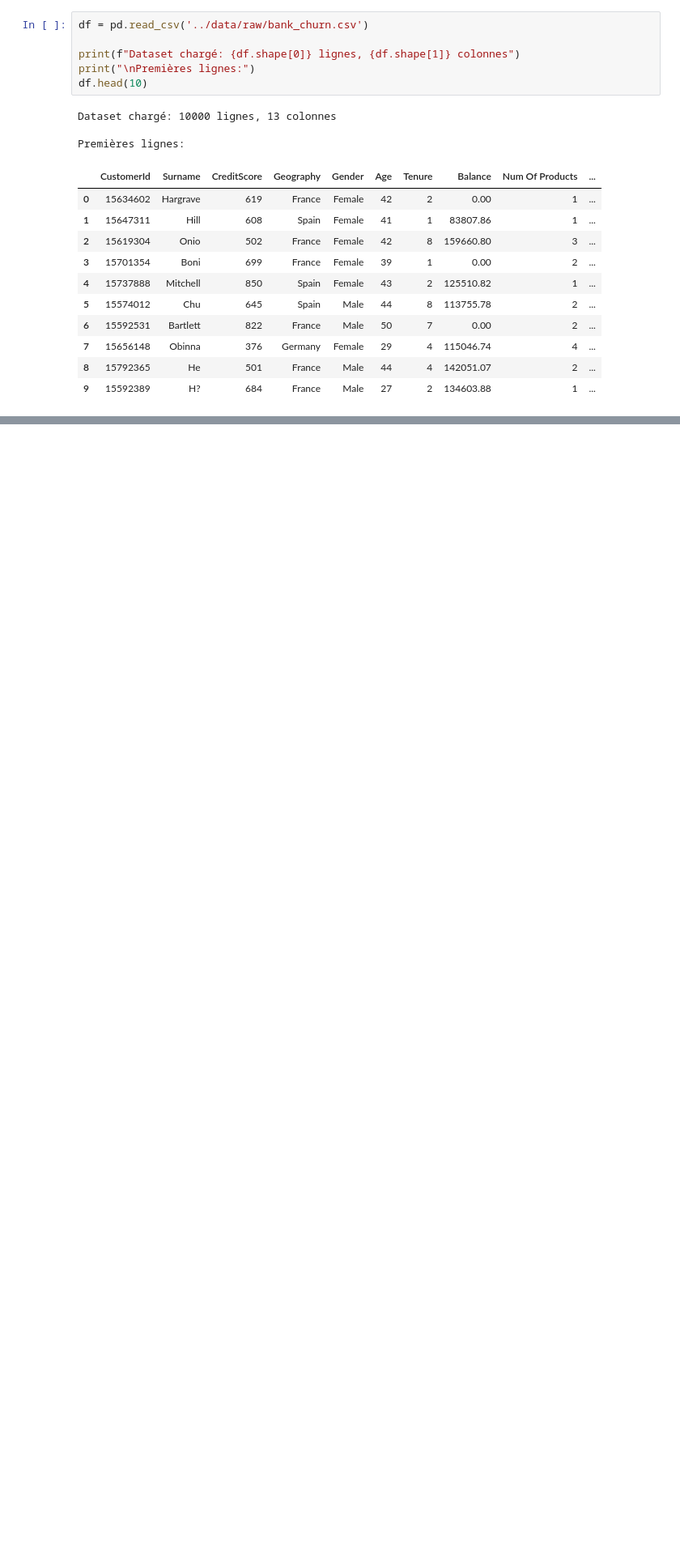
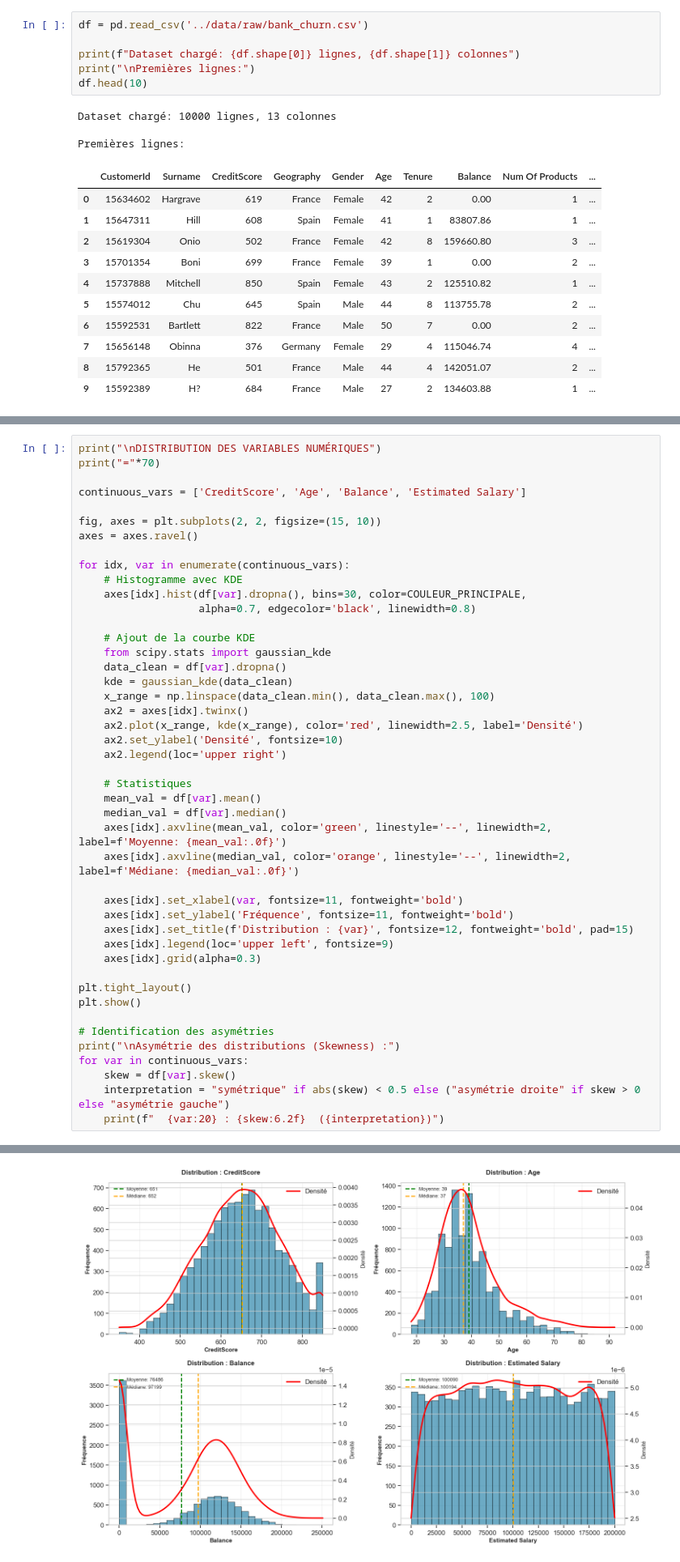
Before and after one commit to Ibrahym00/projet-data-science-fac, a Jupyter notebook: notebooks/01_exploration.ipynb, the cells around one changed output, grey strips where cells are left out. Shown at 81% size. Drawn from its saved outputs; the diff is of its cells as text; blank space fills up the shorter version.

```diff
--- a/notebooks/01_exploration.ipynb
+++ b/notebooks/01_exploration.ipynb
@@ -436,0 +244,46 @@ Num Of Products
+# %%
+print("\nDISTRIBUTION DES VARIABLES NUMÉRIQUES")
+print("="*70)
+
+continuous_vars = ['CreditScore', 'Age', 'Balance', 'Estimated Salary']
+
+fig, axes = plt.subplots(2, 2, figsize=(15, 10))
+axes = axes.ravel()
+
+for idx, var in enumerate(continuous_vars):
+    # Histogramme avec KDE
+    axes[idx].hist(df[var].dropna(), bins=30, color=COULEUR_PRINCIPALE,
+                   alpha=0.7, edgecolor='black', linewidth=0.8)
+
+    # Ajout de la courbe KDE
+    from scipy.stats import gaussian_kde
+    data_clean = df[var].dropna()
+    kde = gaussian_kde(data_clean)
+    x_range = np.linspace(data_clean.min(), data_clean.max(), 100)
+    ax2 = axes[idx].twinx()
+    ax2.plot(x_range, kde(x_range), color='red', linewidth=2.5, label='Densité')
+    ax2.set_ylabel('Densité', fontsize=10)
+    ax2.legend(loc='upper right')
+
+    # Statistiques
+    mean_val = df[var].mean()
+    median_val = df[var].median()
+    axes[idx].axvline(mean_val, color='green', linestyle='--', linewidth=2, label=f'Moyenne: {mean_val:.0f}')
+    axes[idx].axvline(median_val, color='orange', linestyle='--', linewidth=2, label=f'Médiane: {median_val:.0f}')
+
+    axes[idx].set_xlabel(var, fontsize=11, fontweight='bold')
+    axes[idx].set_ylabel('Fréquence', fontsize=11, fontweight='bold')
+    axes[idx].set_title(f'Distribution : {var}', fontsize=12, fontweight='bold', pad=15)
+    axes[idx].legend(loc='upper left', fontsize=9)
+    axes[idx].grid(alpha=0.3)
+
+plt.tight_layout()
+plt.show()
+
+# Identification des asymétries
+print("\nAsymétrie des distributions (Skewness) :")
+for var in continuous_vars:
+    skew = df[var].skew()
+    interpretation = "symétrique" if abs(skew) < 0.5 else ("asymétrie droite" if skew > 0 else "asymétrie gauche")
+    print(f"  {var:20} : {skew:6.2f}  ({interpretation})")
+# %% [output]
@@ -436,0 +292 @@ Num Of Products
+[figure, added]
```
Also changed, not shown: parts of 53 cells of this notebook, 8 other files.
